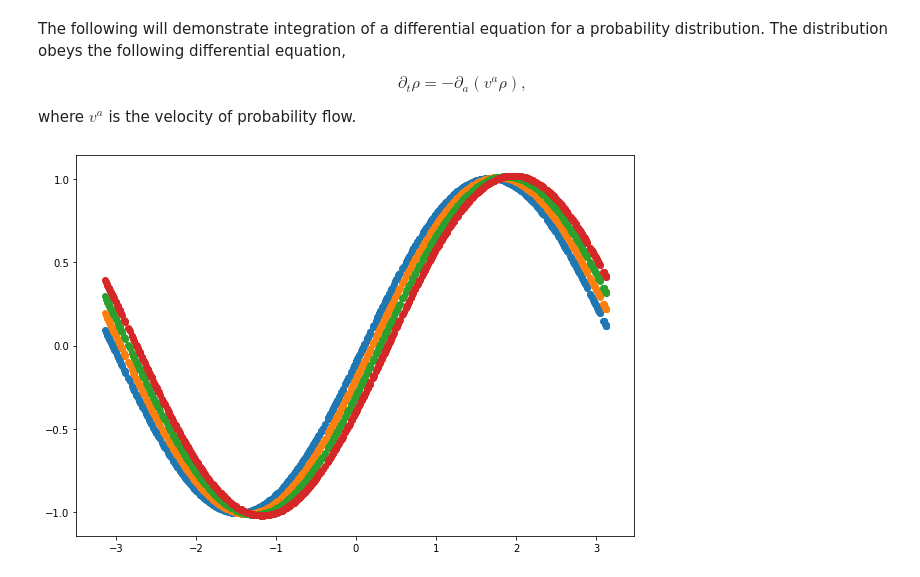
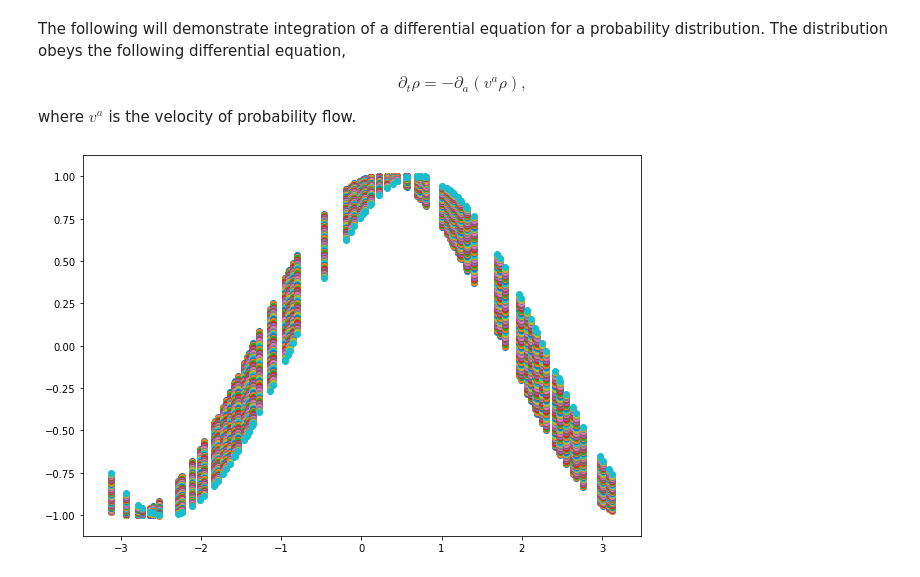
Before and after one commit to infophysics/EntropicTrajectories, a Jupyter notebook: notebooks/Gaussian distribution in one dimension.ipynb, the cells around one changed output. Drawn from its saved outputs; the diff is of its cells as text; code cells hidden in the pictures.

```diff
--- a/notebooks/Gaussian distribution in one dimension.ipynb
+++ b/notebooks/Gaussian distribution in one dimension.ipynb
@@ -16,7 +16,7 @@ from etraj.etraj import Vector, Matrix, UGrid, Approximator, ScalarField, Gaussi
 import etraj.etraj as et
 # %%
 # we can use numpy to generate a sample with mean = 0 and sigma = 1
-N = 1000
+N = 100
 x = np.random.uniform(-np.pi,np.pi,N)
 
 # and then create the unstructured grid
@@ -26,7 +26,7 @@ g = UGrid(x)
 mu = 0
 sigma = 1
 # the field values are
-p = np.sin(x)
+p = np.cos(x)
 #p = (1/np.sqrt(2*np.pi*sigma))*np.exp(-(.5/sigma**2)*(x - mu)**2)
 # %%
 # finally we have for the field,
@@ -36,9 +37,9 @@ G.get_approximator().set_k(10)
 # %%
 # first import the integrator
 from etraj.etraj import Integrator
 fig,axs = plt.subplots(figsize=(10,7))
-for i in range(4):
-    G.get_integrator().scalar_RK4_step(g,G,0.1)
+for i in range(50):
+    G.get_integrator().scalar_RK4_step(g,G,0.01)
     axs.scatter(x,G.get_field())
 # %% [output]
-[figure, old version]
+[figure, new version]
```
Also changed, not shown: parts of 2 cells of this notebook, 5 other files.
